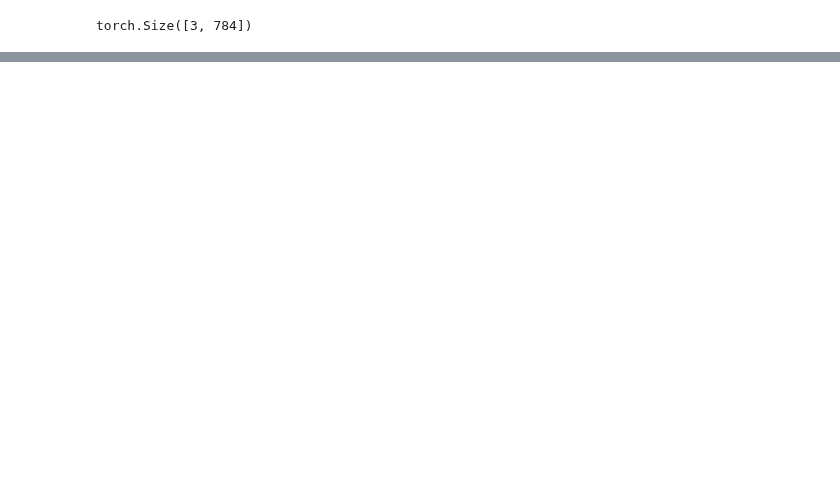
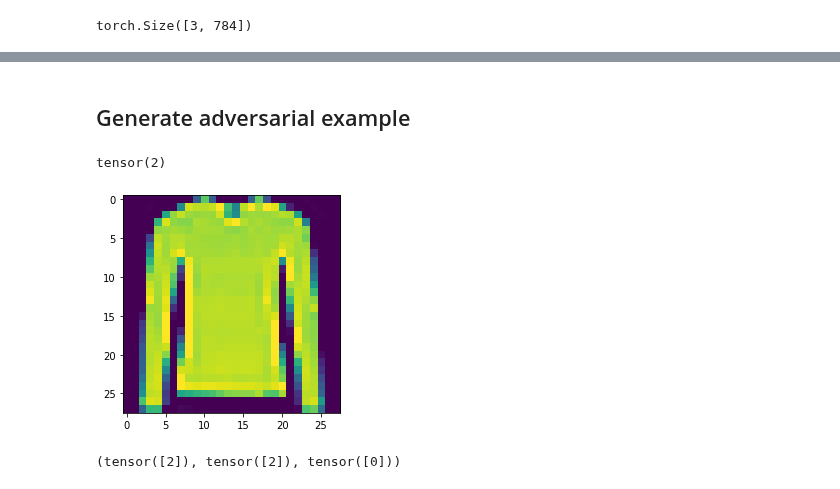
Before and after one commit to tsumansapkota/Experimentals, a Jupyter notebook: NN_Func_Approx/Spatial_Neurons/01.0_DistanceSpace_Network_vs_InputSpace_v0.ipynb, the cells around one changed output, grey strips where cells are left out. Saved outputs shown, nothing was run; the diff lists cells and outputs as text; code cells hidden in the pictures; blank space fills up the shorter version.

```diff
--- a/NN_Func_Approx/Spatial_Neurons/01.0_DistanceSpace_Network_vs_InputSpace_v0.ipynb
+++ b/NN_Func_Approx/Spatial_Neurons/01.0_DistanceSpace_Network_vs_InputSpace_v0.ipynb
@@ -320,0 +323,11 @@ tensor([0.6848, 1.3316, 0.7227, 0.5346, 1.1709, 1.3659, 0.5240, 0.4794, 0.7535,
+# %% [markdown]
+## Generate adversarial example
+# %%
+_xx, _tt = iter(train_loader).next()
+# %%
+i = 30
+plt.imshow(_xx[i].reshape(28,28))
+_tt[i]
+# %% [output]
+tensor(2)
+[figure, added]
@@ -320,0 +345,4 @@ tensor([0.6848, 1.3316, 0.7227, 0.5346, 1.1709, 1.3659, 0.5240, 0.4794, 0.7535,
+# %%
+torch.argmax(yy.data.cpu(), dim=1), tt, advt
+# %% [output]
+(tensor([2]), tensor([2]), tensor([0]))
```
Also changed, not shown: parts of 25 cells of this notebook, 2 other files.
